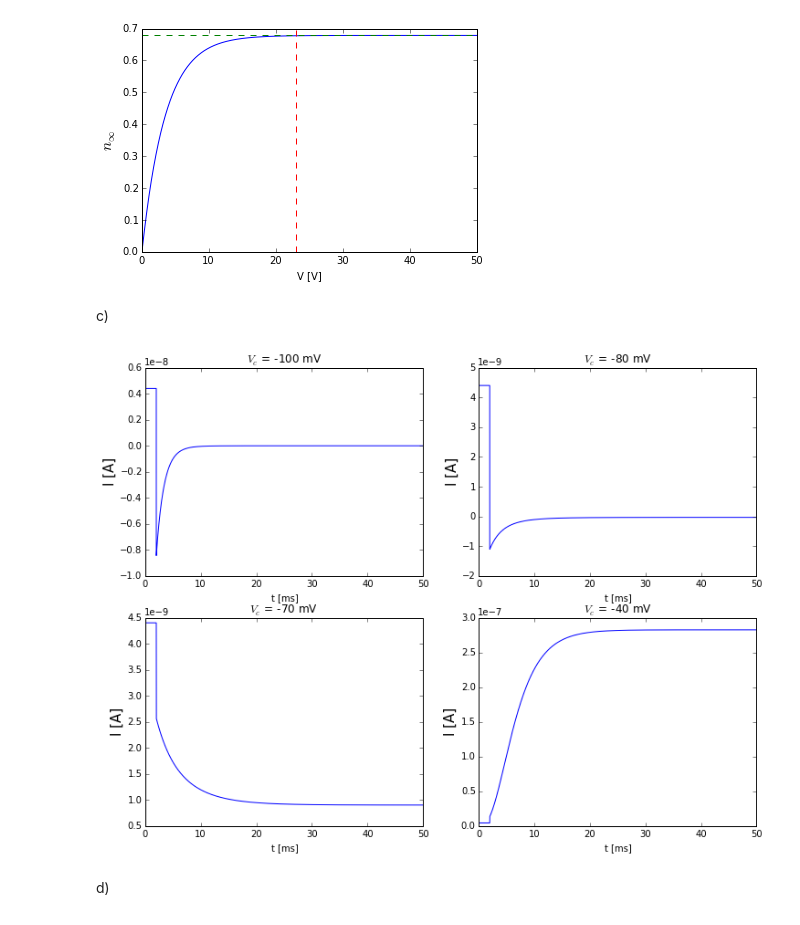
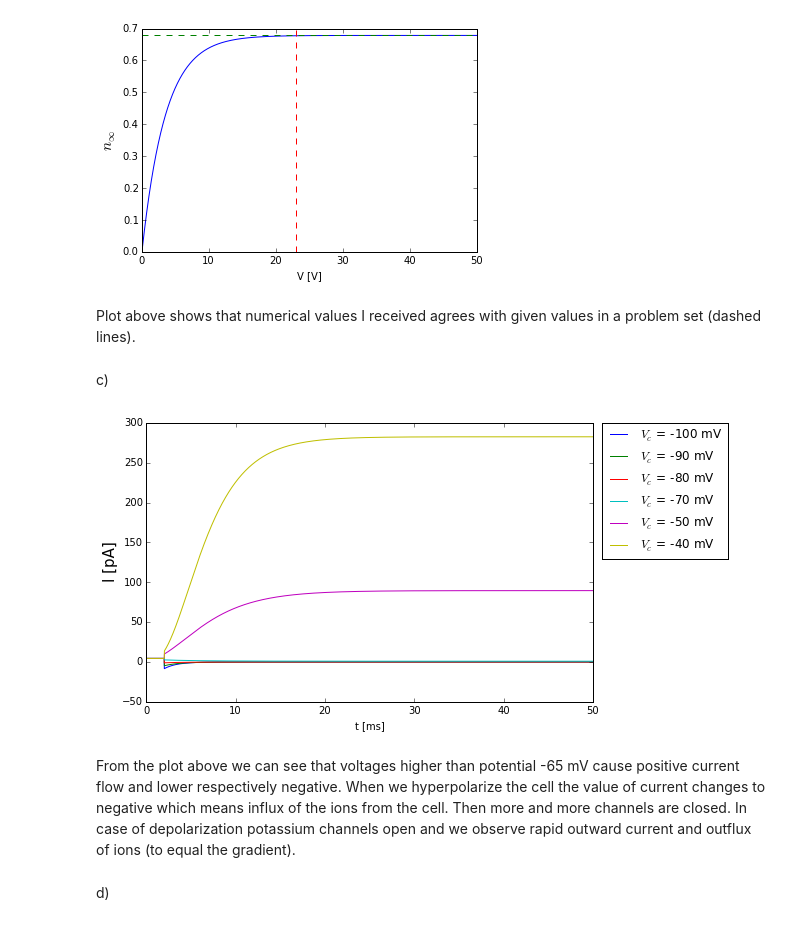
Before and after one commit to dokato/mns, a Jupyter notebook: MNS_5.ipynb, the cells around one changed output. Saved outputs shown, nothing was run; the diff lists cells and outputs as text; code cells hidden in the pictures.

```diff
--- a/MNS_5.ipynb
+++ b/MNS_5.ipynb
@@ -21,6 +20,25 @@ def euler(f_func, x_0, t_max, dt, **params):
         x[i] = x[i-1] + f_func(x[i-1], t[i-1], **params)*dt
     return x
 
+def expand_kwargs(kwargsdict, i):
+    new_kwarg = {}
+    for k, val in kwargsdict.items():
+        if np.isscalar(val) or hasattr(val, '__call__'): # we skip scalars and functions
+            new_kwarg[k] = val
+            continue
+        new_kwarg[k] = val[i]
+    return new_kwarg
+
+def euler_par(f_func, x_0, timevec, **params):
+    dt = timevec[-1] - timevec[-2]
+    n = len(timevec)
+    x = np.zeros((n,1))
+    x[0] = x_0
+    for i in range(1, n):
+        kw = expand_kwargs(params, i)
+        x[i] = x[i-1] + f_func(x[i-1], timevec[i-1], **kw)*dt
+    return x.T
+
 def euler_forik(f_func, x_0, timevec, vv, alpha, beta):
     dt = timevec[-1] - timevec[-2]
     n = len(timevec)
@@ -42,7 +60,7 @@ def dndt(n, t, v=0, alpha=alpha_n, beta=beta_n):
     return alpha(v)*(1-n)-beta(v)*n
 
 def ik(v, tv, n0, gk=36e-9, ek=-77):
-    nvec = euler_forik(dndt, n0, tv, v, alpha=alpha_n, beta=beta_n)
+    nvec = euler_par(dndt, n0, tv, v=v, alpha=alpha_n, beta=beta_n)
     return gk*(nvec**4)*(v-ek)
 # %%
 vvec = np.linspace(-150, 150,100)
@@ -77,25 +97,30 @@ plt.axhline(y=.68, color='g', linestyle='--')
 plt.show()
 # %% [output]
 [figure]
+# %% [markdown]
+Plot above shows that numerical values I received agrees with given values in a problem set (dashed lines).
 # %% [markdown]
 c)
+# %%
+n_0 = 0.3177
+vvec = np.piecewise(tv, [tv < 2, tv >= 2], [lambda x: -65, lambda x: -40])
+ikvec = ik(vvec, tv, n_0)
 # %%
 n_0 = 0.3177
-v_c = [-100, -80, -70, -40]
+v_c = np.array([-100, -90, -80, -70, -50, -40])
 i_fin = np.zeros(len(v_c))
-plt.figure(figsize=(12, 9))
+plt.figure(figsize=(8, 5))
 for e, vc in enumerate(v_c):
     vvec = np.piecewise(tv, [tv < 2, tv >= 2], [lambda x: -65, lambda x: vc])
     ikvec = ik(vvec, tv, n_0)
-    plt.subplot(2,2,e+1)
-    plt.plot(tv, ikvec.T)
-    plt.title('$V_c$ = {} mV'.format(vc))
-    plt.xlabel('t [ms]')
-    plt.ylabel(r'I [A]', fontsize=15)
-    i_fin[e] = ikvec.ravel()[-1]
-
+    plt.plot(tv, ikvec.T*1e9, label='$V_c$ = {} mV'.format(vc))
+plt.xlabel('t [ms]')
+plt.ylabel(r'I [pA]', fontsize=15)
+plt.legend(loc='upper left', bbox_to_anchor=(1.02, 1), borderaxespad=0)
 plt.show()
 # %% [output]
-[figure, old version]
+[figure, new version]
+# %% [markdown]
+From the plot above we can see that voltages higher than potential -65 mV cause positive current flow and lower respectively negative. When we hyperpolarize the cell the value of current changes to negative which means influx of the ions from the cell. Then more and more channels are closed. In case of depolarization potassium channels open and we observe rapid outward current and outflux of ions (to equal the gradient).
 # %% [markdown]
 d)
```
Also changed, not shown: parts of 17 cells of this notebook.
